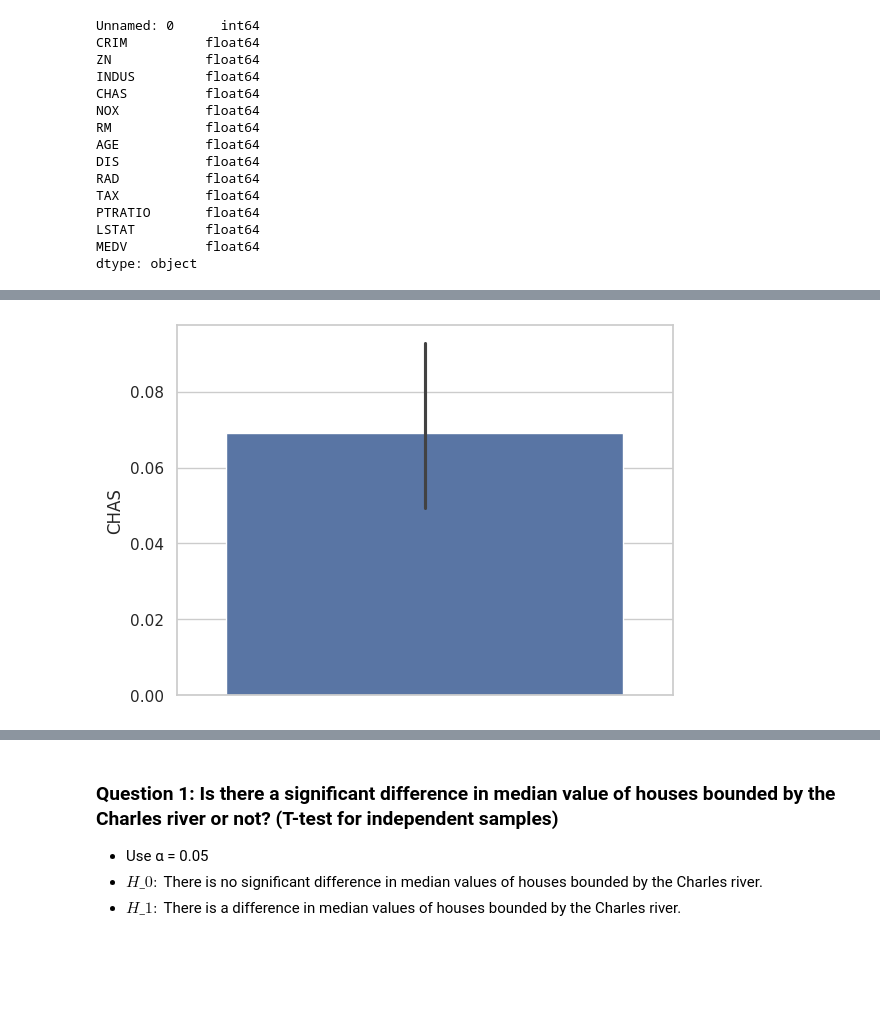
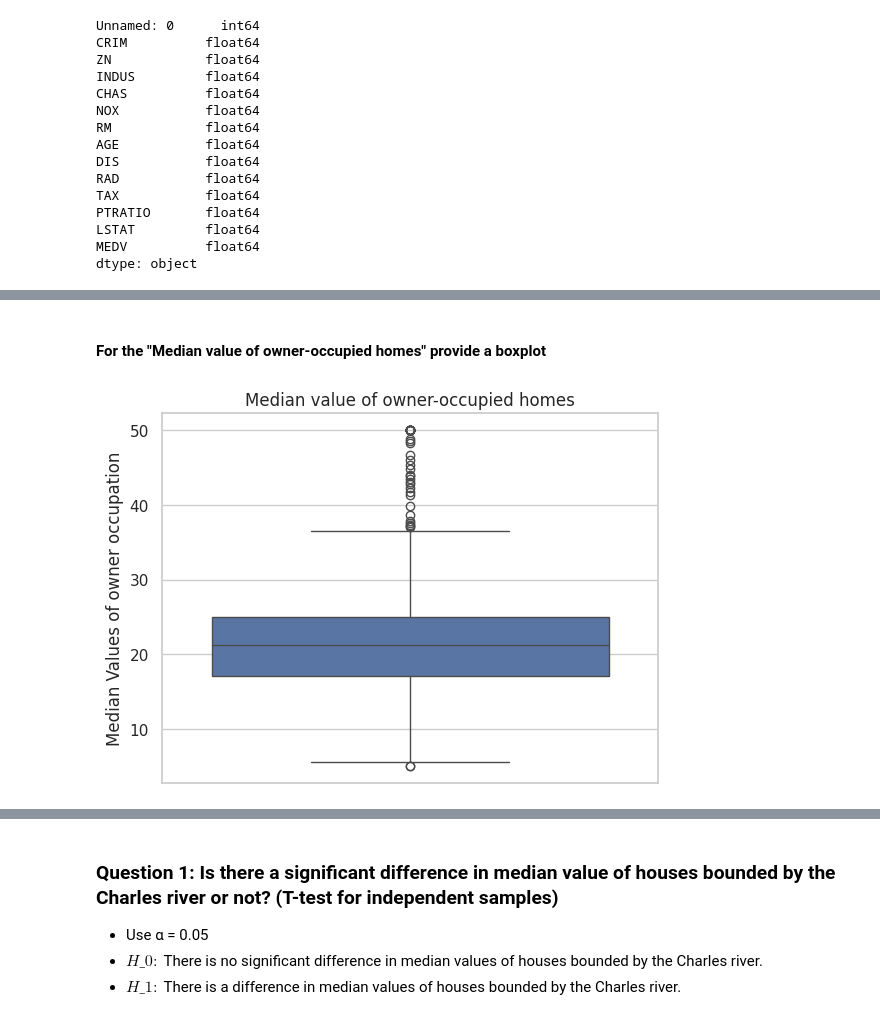
Before and after one commit to anuskaleem/IBMPeerGradedAssignments, a Jupyter notebook: Peer_Graded_Assignment.jupyterlite.ipynb, the cells around one changed output, grey strips where cells are left out. Drawn from its saved outputs; the diff is of its cells as text; code cells hidden in the pictures; blank space fills up the shorter version.

```diff
--- a/Peer_Graded_Assignment.jupyterlite.ipynb
+++ b/Peer_Graded_Assignment.jupyterlite.ipynb
@@ -79,8 +81,9 @@ pyplot.show()
-# %%
-## Task 2 - b
-
-sns.set(style="whitegrid")
-ax = sns.barplot(y="CHAS", data=boston_df)
-pyplot.show()
-# %% [output]
-[figure, removed]
+# %% [markdown]
+#### For the "Median value of owner-occupied homes" provide a boxplot
+# %%
+axes = sns.boxplot(y="MEDV",data=boston_df)
+axes.set(title="Median value of owner-occupied homes")
+axes.set(ylabel="Median Values of owner occupation")
+pyplot.show()
+# %% [output]
+[figure, added]
```
Also changed, not shown: parts of 18 cells of this notebook.
